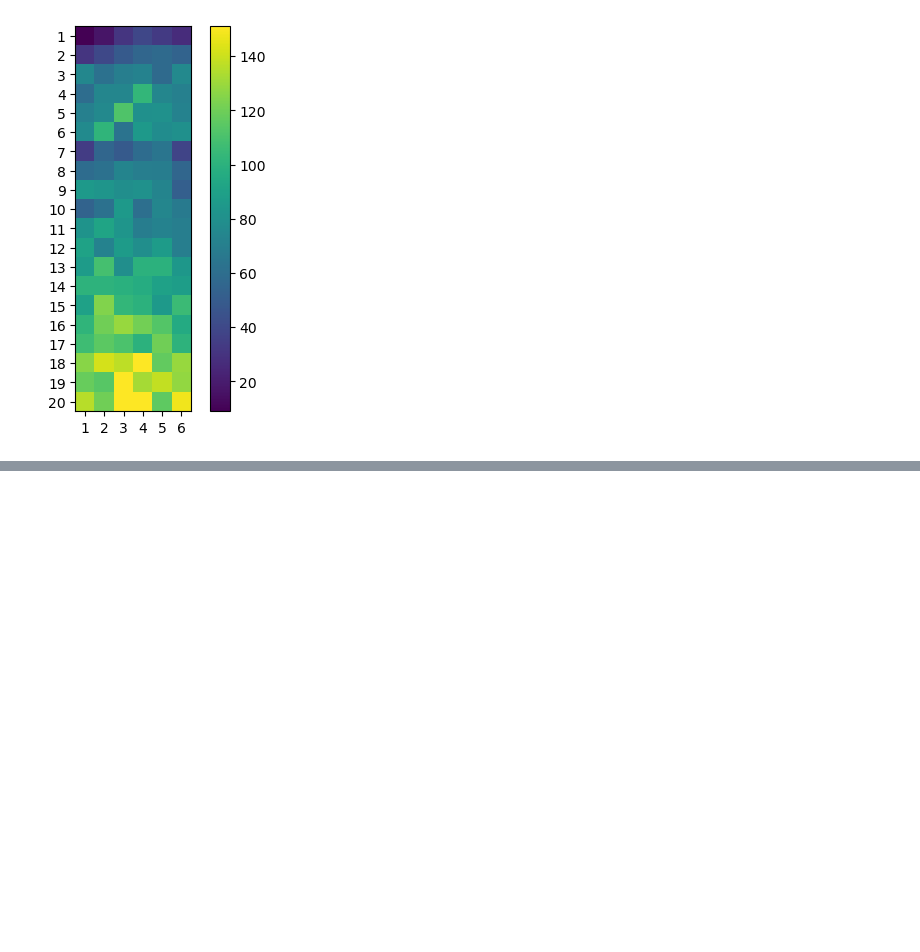
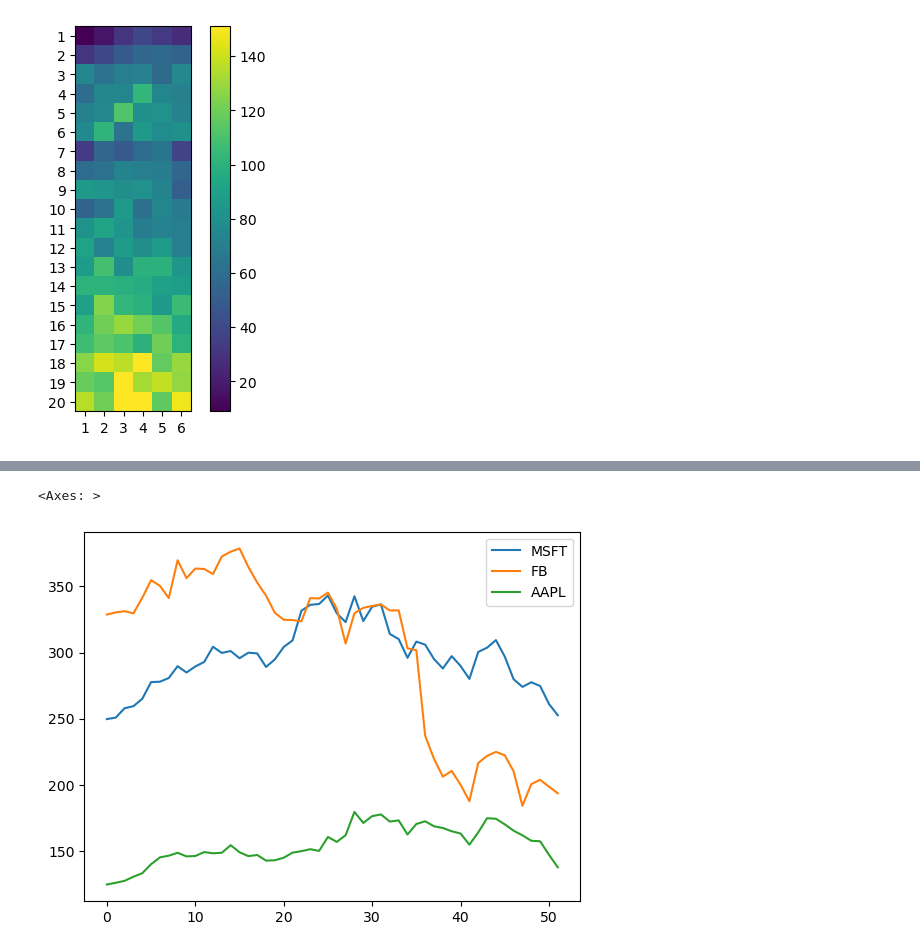
Before and after one commit to SKsudhanshukumar/AIML, a Jupyter notebook: Matplotlib/matplotlib2.ipynb, the cells around one changed output, grey strips where cells are left out. Saved outputs shown, nothing was run; the diff lists cells and outputs as text; code cells hidden in the pictures; blank space fills up the shorter version.

```diff
--- a/Matplotlib/matplotlib2.ipynb
+++ b/Matplotlib/matplotlib2.ipynb
@@ -210,0 +250,5 @@ plt.show()
+# %%
+stocks.plot(kind='line')
+# %% [output]
+<Axes: >
+[figure, added]
```
Also changed, not shown: parts of 19 cells of this notebook.
